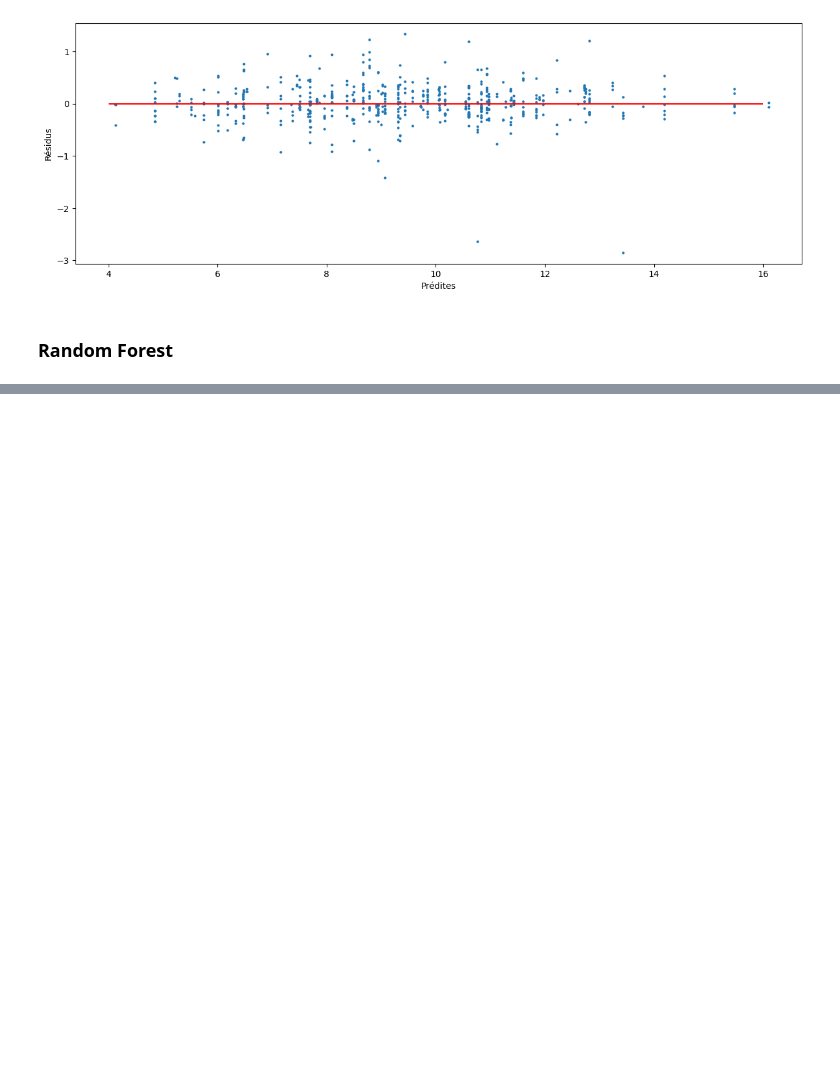
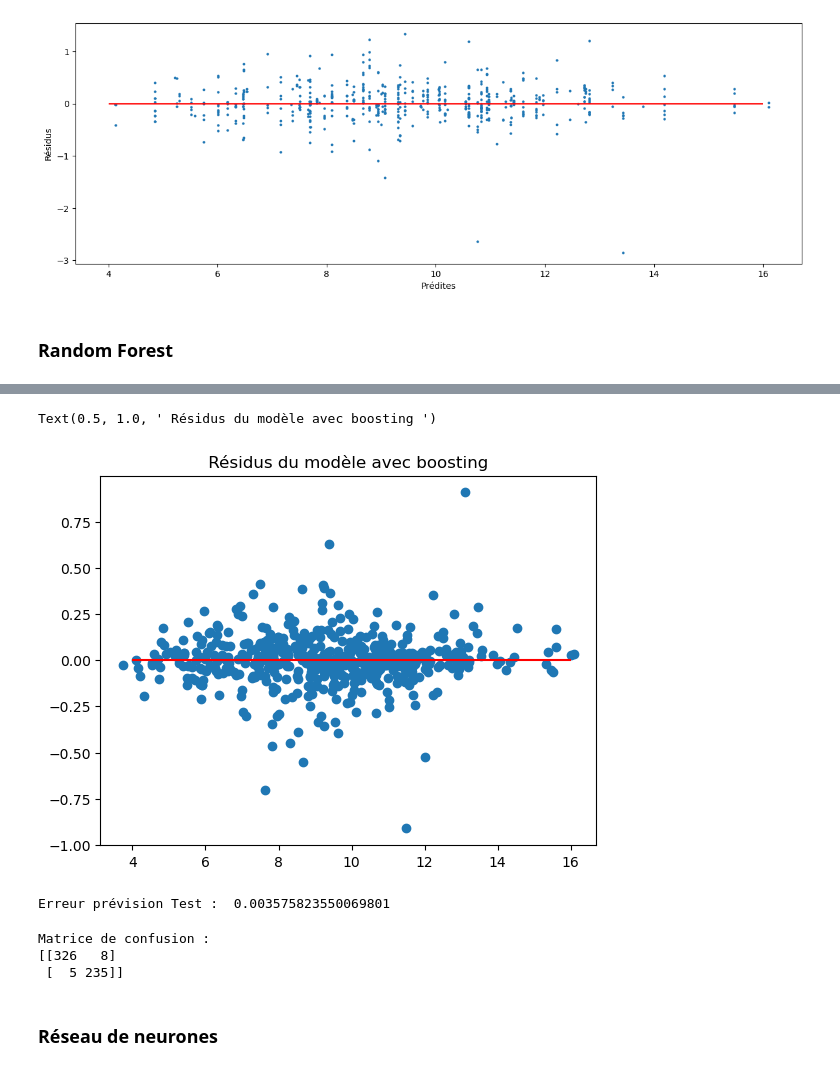
Before and after one commit to PaolaDeTruchis/MachineLearning, a Jupyter notebook: Projet_ML_Python.ipynb, the cells around one changed output, grey strips where cells are left out. Drawn from its saved outputs; the diff is of its cells as text; code cells hidden in the pictures; blank space fills up the shorter version.

```diff
--- a/Projet_ML_Python.ipynb
+++ b/Projet_ML_Python.ipynb
@@ -1051,0 +1099,30 @@ ValueError: shape mismatch: objects cannot be broadcast to a single shape.  Mism
+# %%
+plt.scatter(CO2_pred_boost, residuals_boost)
+plt.hlines(0,4,16,color="red")
+plt.title(" Résidus du modèle avec boosting ")
+# %% [output]
+Text(0.5, 1.0, ' Résidus du modèle avec boosting ')
+[figure, added]
+# %%
+# erreur de prévision sur le test
+print("Erreur prévision Test : ",1-regOpt_boost.score(Xr_test,CO2_test))
+# %% [output]
+Erreur prévision Test :  0.003575823550069801
+# %%
+pred_factor = (CO2_pred_boost > 10).astype(int)
+
+# Convertir les valeurs réelles en facteur (classes)
+true_factor = (CO2_test > 10).astype(int)
+
+# Calculer la matrice de confusion
+confusion_mat = confusion_matrix(true_factor, pred_factor)
+
+# Afficher la matrice de confusion
+print("Matrice de confusion :")
+print(confusion_mat)
+# %% [output]
+Matrice de confusion :
+[[326   8]
+ [  5 235]]
+# %% [markdown]
+### Réseau de neurones
```
Also changed, not shown: parts of 24 cells of this notebook.
